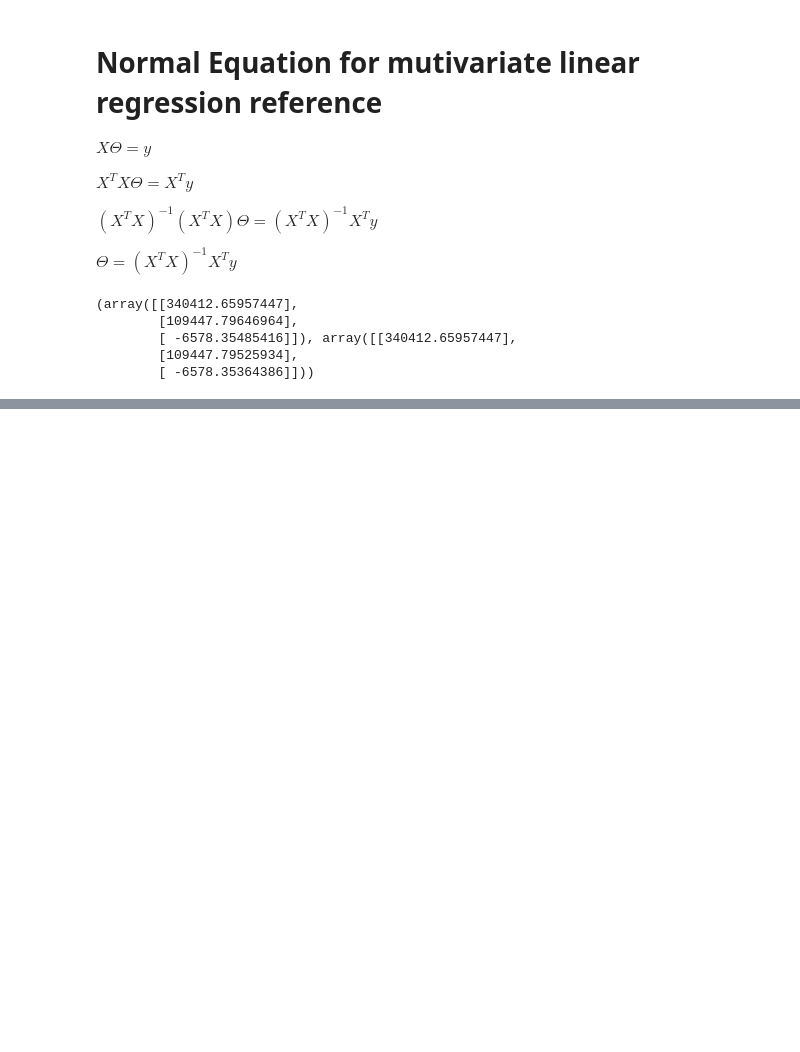
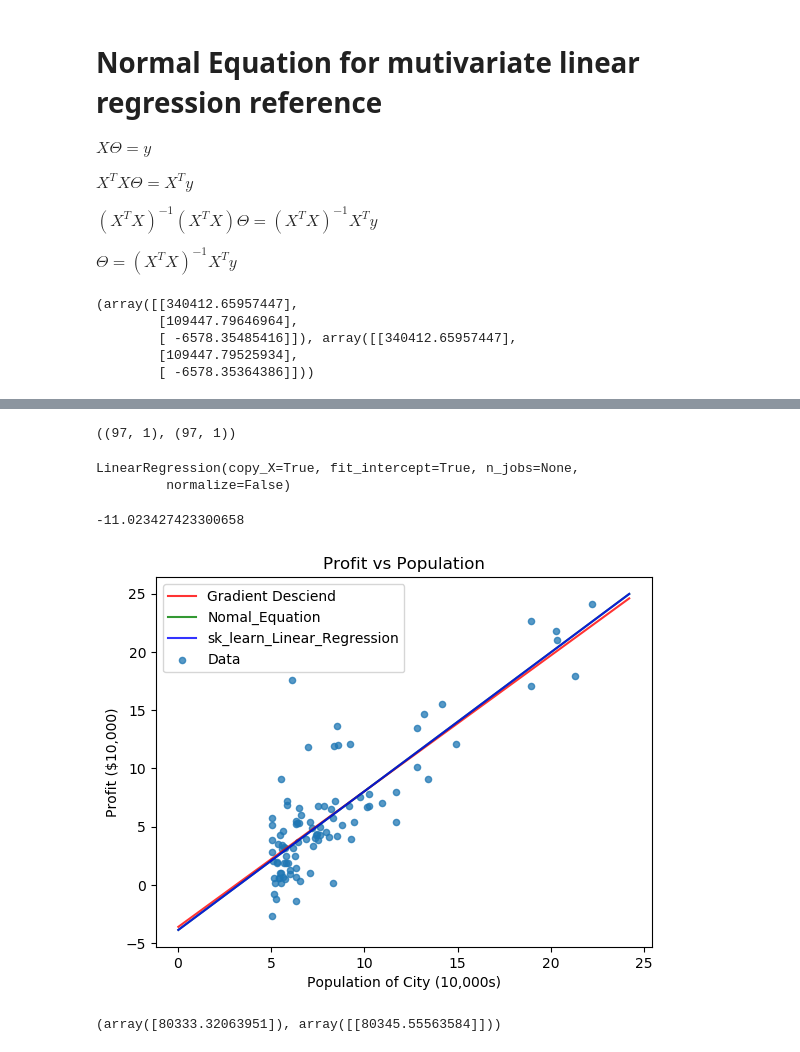
Before and after one commit to crea0414/ML_Basic, a Jupyter notebook: Linear_Regression.ipynb, the cells around one changed output, grey strips where cells are left out. Cells and saved outputs as stored; diff of their text form; code cells hidden in the pictures; blank space fills up the shorter version.

Commit message:
add sklearn linear regression for comparision

```diff
--- a/Linear_Regression.ipynb
+++ b/Linear_Regression.ipynb
@@ -322,0 +350,18 @@ theta3, coeff_list2[np.argmin(cost_list2)]
+# %%
+X_sk_train, y_sk_train = uni_df[0].values, uni_df[1].values
+# %%
+X_sk_train,  y_sk_train = X_sk_train.reshape([-1, 1]), y_sk_train.reshape([-1, 1])
+# %%
+X_sk_train.shape, y_sk_train.shape
+# %% [output]
+((97, 1), (97, 1))
+# %%
+LR = LinearRegression()
+LR.fit(X_sk_train, y_sk_train)
+# %% [output]
+LinearRegression(copy_X=True, fit_intercept=True, n_jobs=None,
+         normalize=False)
+# %%
+cross_val_score(LR, X_sk_train, y_sk_train, scoring='neg_mean_squared_error', cv=5).mean()
+# %% [output]
+-11.023427423300658
@@ -322,0 +370,27 @@ theta3, coeff_list2[np.argmin(cost_list2)]
+# %%
+#compare gradient descent, normal equation and skleanr linera regression
+plt.scatter(uni_df[0], uni_df[1], alpha= 0.75, s=20, label='Data')
+plt.plot(np.linspace(uni_df[0].min()-5 , uni_df[0].max()+ 2, 100),
+         np.linspace(uni_df[0].min()-5 , uni_df[0].max()+ 2, 100) * coeff_list[-1][1] + coeff_list[-1][0],
+         color='R', alpha = 0.8, label = 'Gradient Desciend')
+
+plt.plot(np.linspace(uni_df[0].min()-5 , uni_df[0].max()+ 2, 100),
+         np.linspace(uni_df[0].min()-5 , uni_df[0].max()+ 2, 100) * theta_normal[1] + theta_normal[0],
+         color='G', alpha = 0.8, label='Nomal_Equation')
+
+plt.plot(np.linspace(uni_df[0].min()-5 , uni_df[0].max()+ 2, 100),
+         LR.predict((np.linspace(uni_df[0].min()-5 , uni_df[0].max()+ 2, 100)).reshape(-1,1)),
+         color='B', alpha = 0.8, label='sk_learn_Linear_Regression')
+plt.legend()
+plt.xticks(np.arange(0, 25+1, 5))
+plt.yticks(np.arange(-5, 25+1, 5))
+plt.xlabel('Population of City (10,000s)')
+plt.ylabel('Profit ($10,000)')
+plt.title('Profit vs Population');
+# %% [output]
+[figure, added]
+# %%
+# population 100,000
+predict(np.array([1, 10]), coeff_list[-1]), LR.predict(np.array([[10]]))*10000
+# %% [output]
+(array([80333.32063951]), array([[80345.55563584]]))
```
Also changed, not shown: parts of 4 cells of this notebook.
